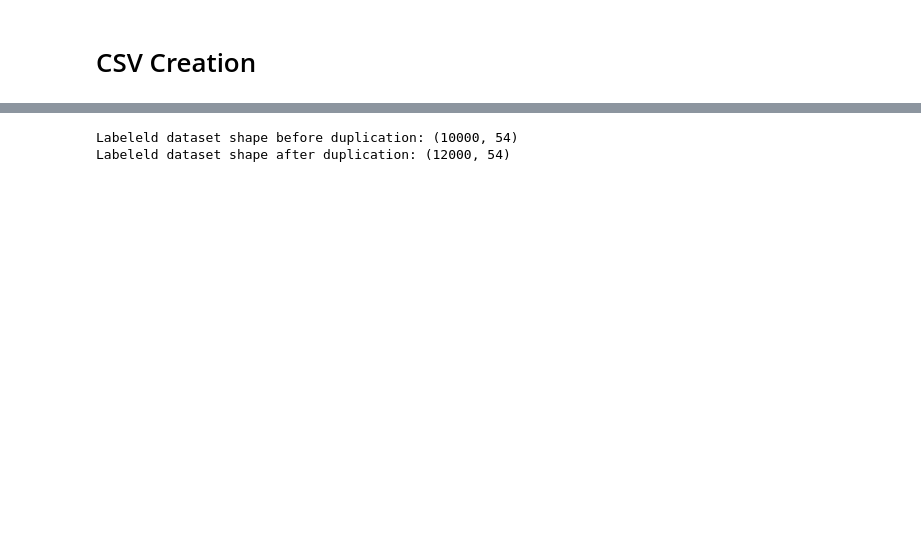
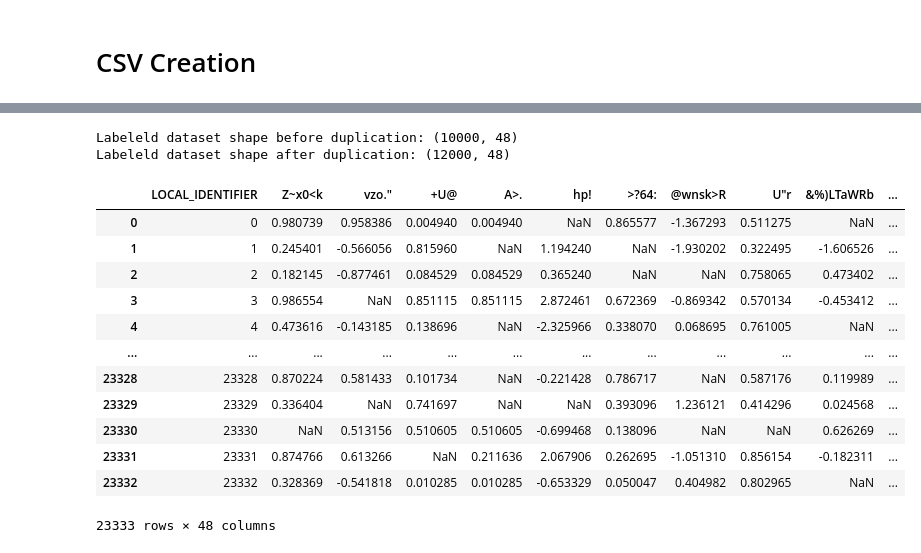
Before and after one commit to SqrtNegativOne/competition-dataset-generation, a Jupyter notebook: generation.ipynb, the cells around one changed output, grey strips where cells are left out. Saved outputs shown, nothing was run; the diff lists cells and outputs as text; code cells hidden in the pictures; blank space fills up the shorter version.

```diff
--- a/generation.ipynb
+++ b/generation.ipynb
@@ -299,17 +293,14 @@ Index(['LOCAL_IDENTIFIER', 'h0n', '6y80R', 'B[$', ''}*', '2Q,sfP|', '_r|',
       dtype='object')
 # %%
-N_UNLABLLED_PUBLIC_SAMPLES = int(N_SAMPLES * UNLABELLED_PUBLIC_LEADERBOARD_FRAC)
 labelled = df.iloc[:N_TRAIN_SAMPLES]
-public_lb = df.iloc[N_TRAIN_SAMPLES:N_TRAIN_SAMPLES + N_UNLABLLED_PUBLIC_SAMPLES]
-private_lb = df.iloc[N_TRAIN_SAMPLES + N_UNLABLLED_PUBLIC_SAMPLES:]
+unlabelled = df.iloc[N_TRAIN_SAMPLES:]
 # %%
 # Add duplicate rows to the training set alone
 print(f'Labeleld dataset shape before duplication: {labelled.shape}')
 rows_to_duplicate = labelled.sample(frac=LABELLED_DUPLICATE_FRAC, replace=False, random_state=SEED)
 labelled = pd.concat([labelled, rows_to_duplicate], ignore_index=True)
 labelled = labelled.sample(frac=1) # Shuffle the training set
-labelled[renaming[ID_VARIABLE_NAME]] = pd.Series(np.arange(len(labelled))) # Renumber the IDs
 print(f'Labeleld dataset shape after duplication: {labelled.shape}')
 # %% [output]
-Labeleld dataset shape before duplication: (10000, 54)
-Labeleld dataset shape after duplication: (12000, 54)
+Labeleld dataset shape before duplication: (10000, 48)
+Labeleld dataset shape after duplication: (12000, 48)
@@ -316,3 +310,10 @@ Labeleld dataset shape after duplication: (12000, 54)
+# %%
+# Renumber the IDs in both sets
+labelled = labelled.reset_index(drop=True)
+labelled[renaming[ID_VARIABLE_NAME]] = np.arange(len(labelled))
+
+unlabelled = unlabelled.reset_index(drop=True)
+unlabelled[renaming[ID_VARIABLE_NAME]] = np.arange(len(unlabelled))
 # %%
 # Populate NaNs
 # WARNING: Renaming has taken place.
@@ -338,8 +339,23 @@ def add_nans(df: pd.DataFrame, prob: float, dont_add_on_target: bool = False) ->
     return df
 
 labelled = add_nans(labelled, prob=LABELLED_NAN_FRAC, dont_add_on_target=False)
-public_lb = add_nans(public_lb, prob=UNLABELLED_PUBLIC_NAN_FRAC, dont_add_on_target=True)
-private_lb = add_nans(private_lb, prob=UNLABELED_PRIVATE_NAN_FRAC, dont_add_on_target=True)
+unlabelled = add_nans(unlabelled, prob=UNLABELED_NAN_FRAC, dont_add_on_target=True)
+# %%
+unlabelled
+# %% [output]
+|  | LOCAL_IDENTIFIER | Z~x0<k | vzo." | +U@ | A>. | hp! | >?64: | @wnsk>R | U"r | &%)LTaWRb | ... |
+| 0 | 0 | 0.980739 | 0.958386 | 0.004940 | 0.004940 | NaN | 0.865577 | -1.367293 | 0.511275 | NaN | ... |
+| 1 | 1 | 0.245401 | -0.566056 | 0.815960 | NaN | 1.194240 | NaN | -1.930202 | 0.322495 | -1.606526 | ... |
+| 2 | 2 | 0.182145 | -0.877461 | 0.084529 | 0.084529 | 0.365240 | NaN | NaN | 0.758065 | 0.473402 | ... |
+| 3 | 3 | 0.986554 | NaN | 0.851115 | 0.851115 | 2.872461 | 0.672369 | -0.869342 | 0.570134 | -0.453412 | ... |
+| 4 | 4 | 0.473616 | -0.143185 | 0.138696 | NaN | -2.325966 | 0.338070 | 0.068695 | 0.761005 | NaN | ... |
+| ... | ... | ... | ... | ... | ... | ... | ... | ... | ... | ... | ... |
+| 23328 | 23328 | 0.870224 | 0.581433 | 0.101734 | NaN | -0.221428 | 0.786717 | NaN | 0.587176 | 0.119989 | ... |
+| 23329 | 23329 | 0.336404 | NaN | 0.741697 | NaN | NaN | 0.393096 | 1.236121 | 0.414296 | 0.024568 | ... |
+| 23330 | 23330 | NaN | 0.513156 | 0.510605 | 0.510605 | -0.699468 | 0.138096 | NaN | NaN | 0.626269 | ... |
+| 23331 | 23331 | 0.874766 | 0.613266 | NaN | 0.211636 | 2.067906 | 0.262695 | -1.051310 | 0.856154 | -0.182311 | ... |
+| 23332 | 23332 | 0.328369 | -0.541818 | 0.010285 | 0.010285 | -0.653329 | 0.050047 | 0.404982 | 0.802965 | NaN | ... |
+23333 rows × 48 columns
 # %%
 # Save the datasets to CSV files
 from datetime import datetime
```
Also changed, not shown: parts of 10 cells of this notebook, 6 other files.
